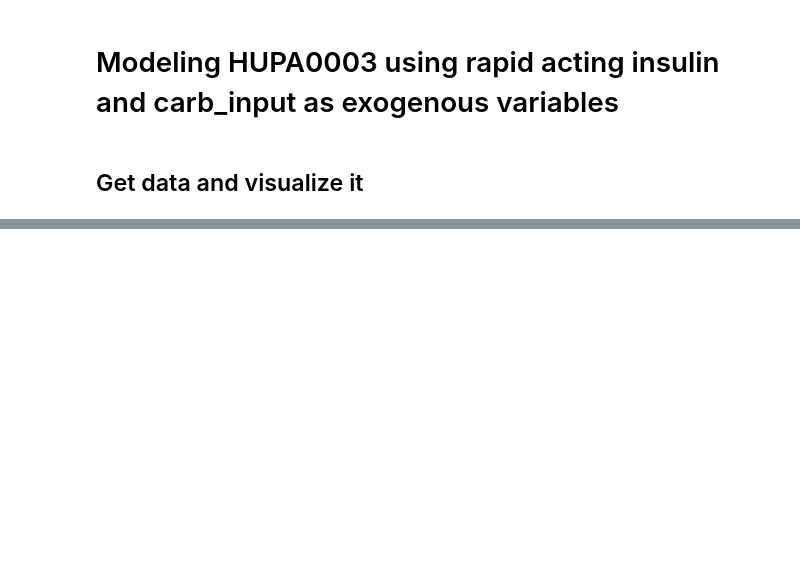
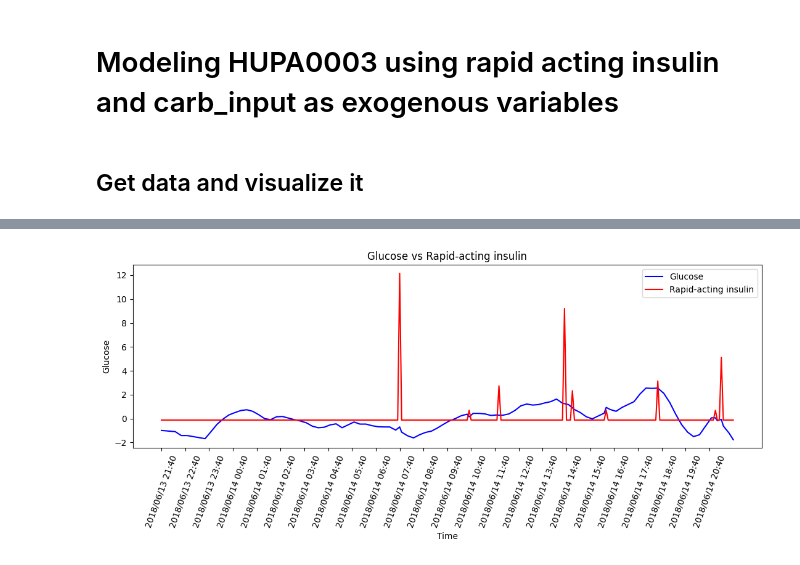
Before and after one commit to LuisDogo/Hypoglycemia_Prediction, a Jupyter notebook: notebooks/patient3_exog.ipynb, the cells around one changed output, grey strips where cells are left out. Cells and saved outputs as stored; diff of their text form; code cells hidden in the pictures; blank space fills up the shorter version.

```diff
--- a/notebooks/patient3_exog.ipynb
+++ b/notebooks/patient3_exog.ipynb
@@ -26,0 +123,23 @@ data
+# %%
+def normalize(data):
+    mean = data.mean()
+    std = data.std()
+    if std == 0:
+        return data - mean
+    return (data - mean) / std
+# %%
+figure, ax = plt.subplots(1,1, figsize=(11, 5))
+ticks, ticks_labels = get_ticks(12, array_dates=data['time'])
+
+ax.plot(one_day['time'], normalize(one_day['glucose']), label='Glucose', color='blue')
+#ax.plot(one_day['time'], normalize(one_day['carb_input']), label='Carb_input', color='black')
+ax.plot(one_day['time'], normalize(one_day['bolus_volume_delivered']), label='Rapid-acting insulin', color='red')
+#ax.plot(one_day['time'], normalize(one_day['ICR']), label='ICR', color='purple')
+ax.set(title='Glucose vs Rapid-acting insulin', xlabel='Time', ylabel='Glucose')
+ax.set_xticks(ticks)
+ax.set_xticklabels(ticks_labels, rotation=70)
+plt.tight_layout()
+plt.legend()
+plt.show()
+# %% [output]
+[figure, added]
```
Also changed, not shown: parts of 50 cells of this notebook, 1 other file.
